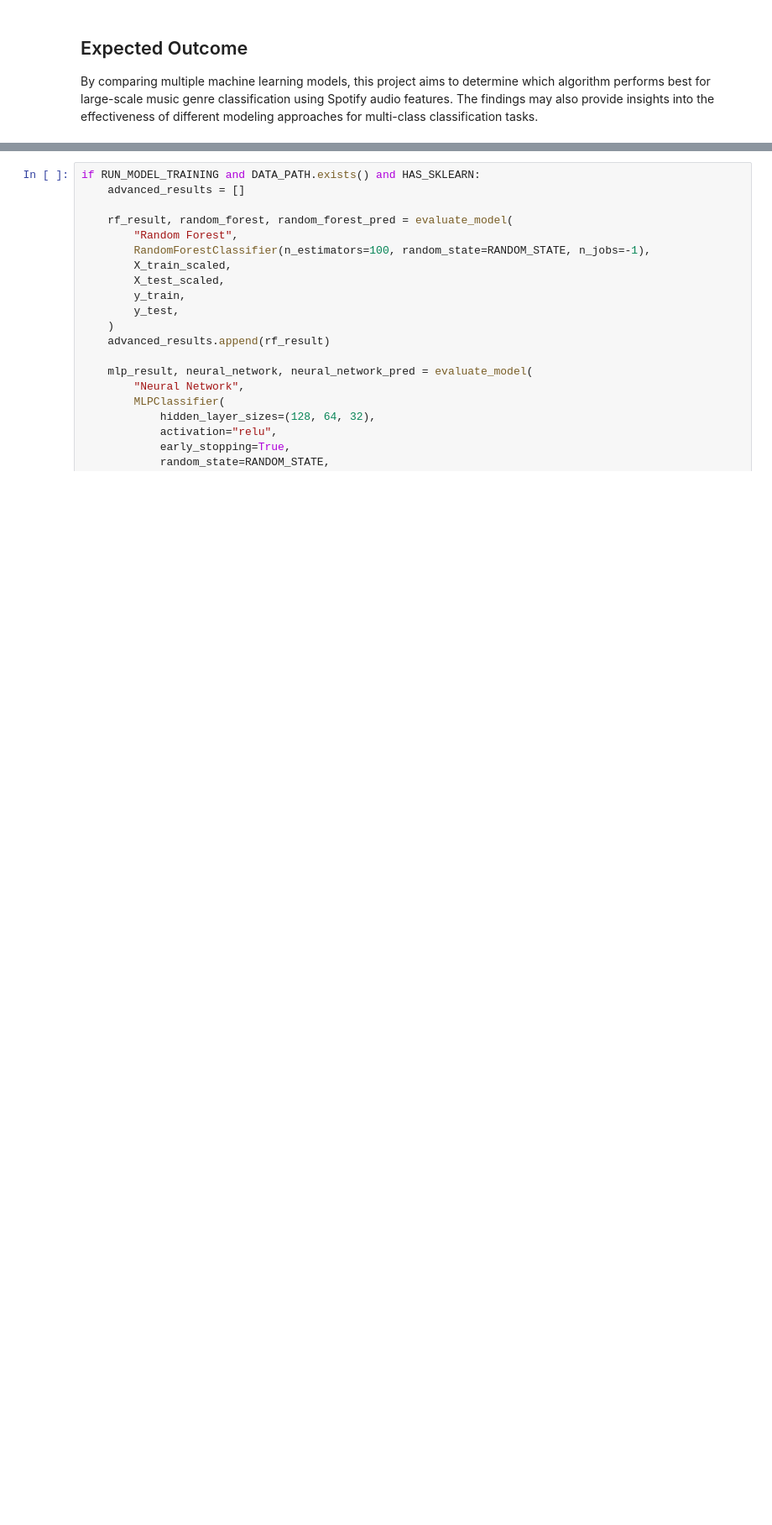
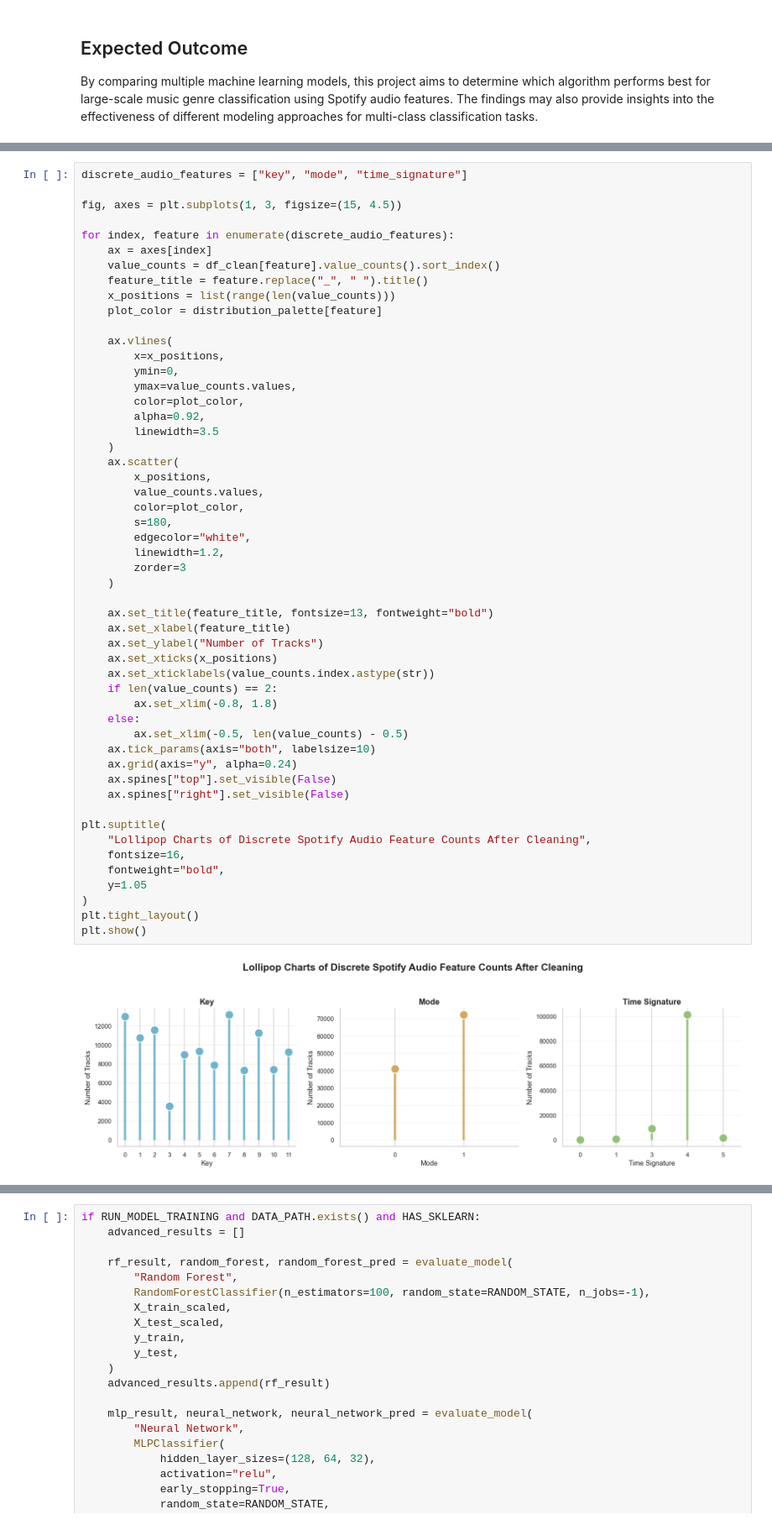
Before and after one commit to charlotte790/spotify-tracks-final-project, a Jupyter notebook: notebooks/heyi_integrated_notebook.ipynb, the cells around one changed output, grey strips where cells are left out. Shown at 84% size. Cells and saved outputs as stored; diff of their text form; blank space fills up the shorter version.

```diff
--- a/notebooks/heyi_integrated_notebook.ipynb
+++ b/notebooks/heyi_integrated_notebook.ipynb
@@ -540,0 +752,54 @@ display(leakage_check)
+# %%
+discrete_audio_features = ["key", "mode", "time_signature"]
+
+fig, axes = plt.subplots(1, 3, figsize=(15, 4.5))
+
+for index, feature in enumerate(discrete_audio_features):
+    ax = axes[index]
+    value_counts = df_clean[feature].value_counts().sort_index()
+    feature_title = feature.replace("_", " ").title()
+    x_positions = list(range(len(value_counts)))
+    plot_color = distribution_palette[feature]
+
+    ax.vlines(
+        x=x_positions,
+        ymin=0,
+        ymax=value_counts.values,
+        color=plot_color,
+        alpha=0.92,
+        linewidth=3.5
+    )
+    ax.scatter(
+        x_positions,
+        value_counts.values,
+        color=plot_color,
+        s=180,
+        edgecolor="white",
+        linewidth=1.2,
+        zorder=3
+    )
+
+    ax.set_title(feature_title, fontsize=13, fontweight="bold")
+    ax.set_xlabel(feature_title)
+    ax.set_ylabel("Number of Tracks")
+    ax.set_xticks(x_positions)
+    ax.set_xticklabels(value_counts.index.astype(str))
+    if len(value_counts) == 2:
+        ax.set_xlim(-0.8, 1.8)
+    else:
+        ax.set_xlim(-0.5, len(value_counts) - 0.5)
+    ax.tick_params(axis="both", labelsize=10)
+    ax.grid(axis="y", alpha=0.24)
+    ax.spines["top"].set_visible(False)
+    ax.spines["right"].set_visible(False)
+
+plt.suptitle(
+    "Lollipop Charts of Discrete Spotify Audio Feature Counts After Cleaning",
+    fontsize=16,
+    fontweight="bold",
+    y=1.05
+)
+plt.tight_layout()
+plt.show()
+# %% [output]
+[figure, added]
```
Also changed, not shown: parts of 110 cells of this notebook.
